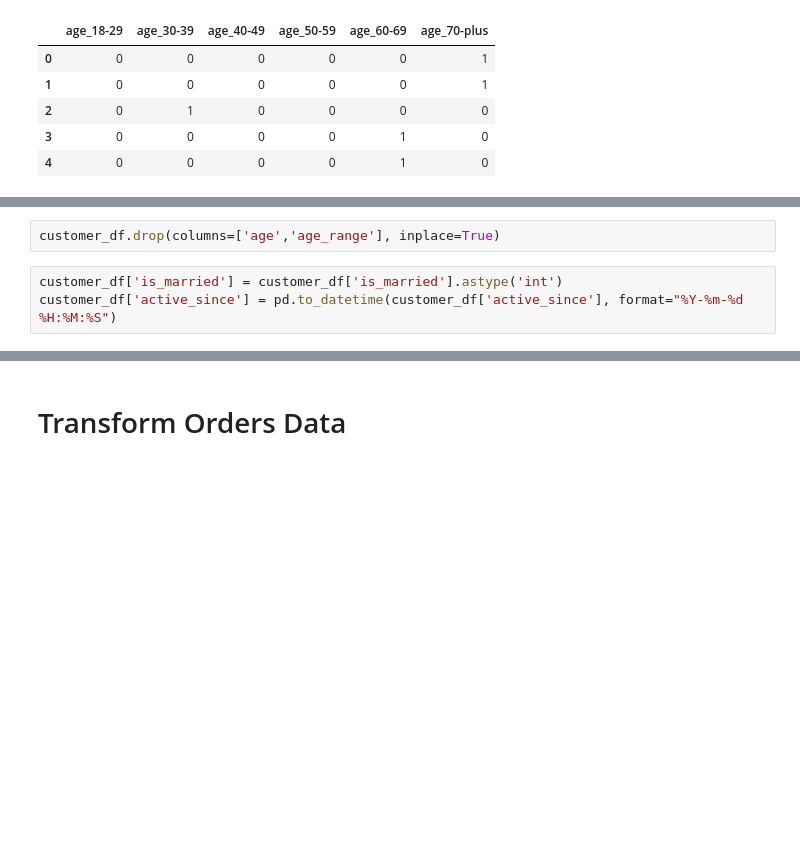
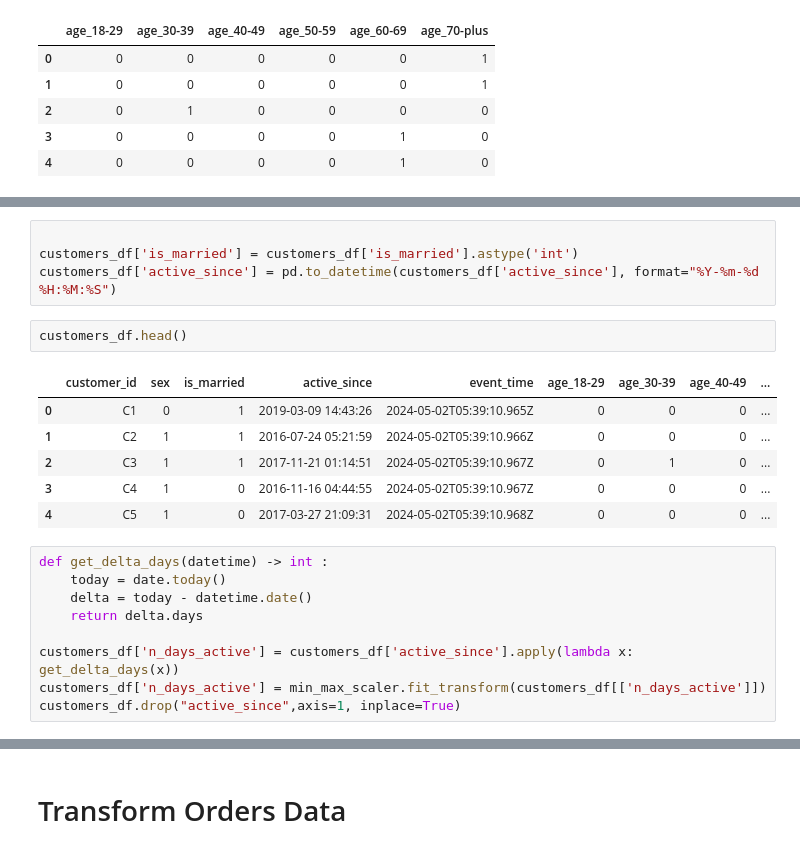
Before and after one commit to jarif87/machine-learning-notebooks, a Jupyter notebook: Preprocessing.ipynb, the cells around one changed output, grey strips where cells are left out. Saved outputs shown, nothing was run; the diff lists cells and outputs as text; blank space fills up the shorter version.

```diff
--- a/Preprocessing.ipynb
+++ b/Preprocessing.ipynb
@@ -71,6 +83,23 @@ customers_df.head()
 # %%
-customer_df.drop(columns=['age','age_range'], inplace=True)
+
+customers_df['is_married'] = customers_df['is_married'].astype('int')
+customers_df['active_since'] = pd.to_datetime(customers_df['active_since'], format="%Y-%m-%d %H:%M:%S")
+# %%
+customers_df.head()
+# %% [output]
+|  | customer_id | sex | is_married | active_since | event_time | age_18-29 | age_30-39 | age_40-49 | ... |
+| 0 | C1 | 0 | 1 | 2019-03-09 14:43:26 | 2024-05-02T05:39:10.965Z | 0 | 0 | 0 | ... |
+| 1 | C2 | 1 | 1 | 2016-07-24 05:21:59 | 2024-05-02T05:39:10.966Z | 0 | 0 | 0 | ... |
+| 2 | C3 | 1 | 1 | 2017-11-21 01:14:51 | 2024-05-02T05:39:10.967Z | 0 | 1 | 0 | ... |
+| 3 | C4 | 1 | 0 | 2016-11-16 04:44:55 | 2024-05-02T05:39:10.967Z | 0 | 0 | 0 | ... |
+| 4 | C5 | 1 | 0 | 2017-03-27 21:09:31 | 2024-05-02T05:39:10.968Z | 0 | 0 | 0 | ... |
 # %%
-customer_df['is_married'] = customer_df['is_married'].astype('int')
-customer_df['active_since'] = pd.to_datetime(customer_df['active_since'], format="%Y-%m-%d %H:%M:%S")
+def get_delta_days(datetime) -> int :
+    today = date.today()
+    delta = today - datetime.date()
+    return delta.days
+
+customers_df['n_days_active'] = customers_df['active_since'].apply(lambda x: get_delta_days(x))
+customers_df['n_days_active'] = min_max_scaler.fit_transform(customers_df[['n_days_active']])
+customers_df.drop("active_since",axis=1, inplace=True)
 # %%
```
Also changed, not shown: parts of 8 cells of this notebook, 1 other file.
